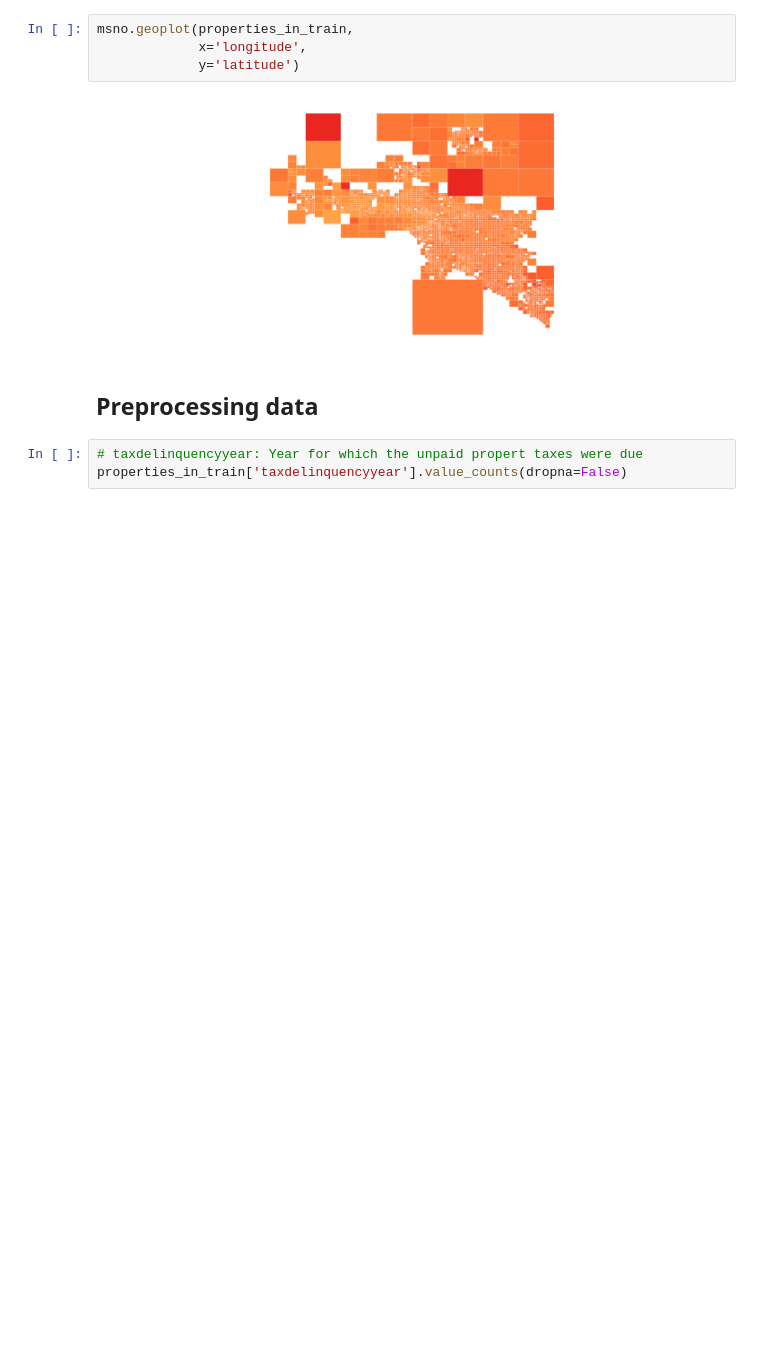
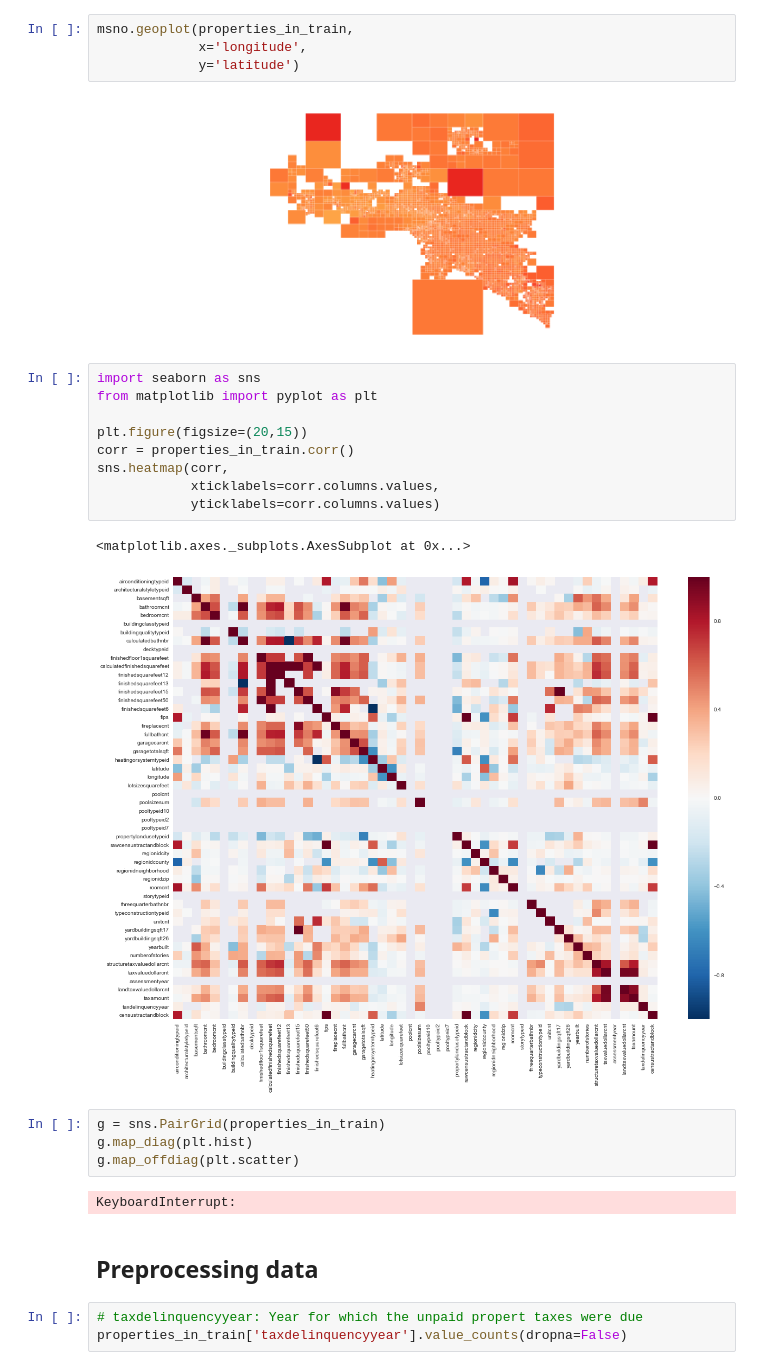
Before and after one commit to summersuny/03kagglePrediction, a Jupyter notebook: Data Cleaning v2.ipynb, the cells around one changed output. Drawn from its saved outputs; the diff is of its cells as text; blank space fills up the shorter version.

```diff
--- a/Data Cleaning v2.ipynb
+++ b/Data Cleaning v2.ipynb
@@ -67,6 +67,24 @@ msno.geoplot(properties_in_train,
              y='latitude')
 # %% [output]
 [figure]
+# %%
+import seaborn as sns
+from matplotlib import pyplot as plt
+
+plt.figure(figsize=(20,15))
+corr = properties_in_train.corr()
+sns.heatmap(corr,
+            xticklabels=corr.columns.values,
+            yticklabels=corr.columns.values)
+# %% [output]
+<matplotlib.axes._subplots.AxesSubplot at 0x...>
+[figure, added]
+# %%
+g = sns.PairGrid(properties_in_train)
+g.map_diag(plt.hist)
+g.map_offdiag(plt.scatter)
+# %% [output]
+KeyboardInterrupt:
 # %% [markdown]
 ## Preprocessing data
 # %%
```
Also changed, not shown: parts of 7 cells of this notebook.
